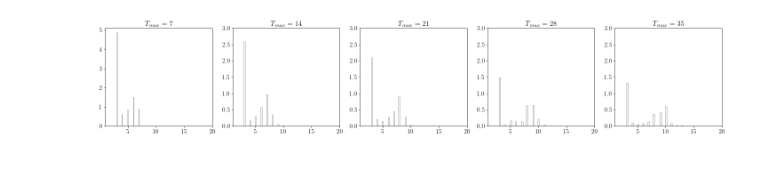
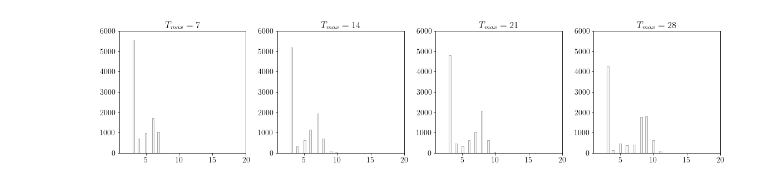
Before and after one commit to ruoxuanxiong/staggered_rollout_design, a Jupyter notebook: code/adaptive_make_figure.ipynb, the cells around one changed output. Cells and saved outputs as stored; diff of their text form; code cells hidden in the pictures.

```diff
--- a/code/adaptive_make_figure.ipynb
+++ b/code/adaptive_make_figure.ipynb
@@ -27,17 +40,17 @@ with open(save_path, 'rb') as handle:
 # %%
 T_col = '${T}_\mathrm{max}$'; val_col = '$(\hat{\\tau}_0 - \\tau_0)^2$'; method_col = '$\mathrm{design}$'
-method_dict = {'bm': '$\mathrm{benchmark}$', 'oracle': '$\mathrm{oracle}$', 'adaptive': '$\mathrm{adaptive}$'}
+method_dict = {'bm': '$\mathrm{benchmark}$', 'oracle': '$\mathrm{oracle}$', 'adaptive': '$\mathrm{adaptive}$', 'var': '$\mathrm{variance \,\,threshold\,\,} 1/c$'}
 out = dict()
 out[val_col] = list(); out[method_col] = list(); out[T_col] = list()
 
 
-T_list = [7,14,21,28,35]
+T_list = [7,14,21,28]
 for T_max in T_list:
     this_out = summary[T_max] * 1e3
     num_mc = this_out.shape[0]
-    out[T_col] = out[T_col] + [T_max] * (num_mc * 3)
-    out[method_col] = out[method_col] + [method_dict['bm']] * num_mc + [method_dict['oracle']] * num_mc + [method_dict['adaptive']] * num_mc
-    out[val_col] = out[val_col] + list(this_out['tau_bm'] ** 2) + list(this_out['tau_oracle'] ** 2) + list(this_out['tau_adaptive'] ** 2)
+    out[T_col] = out[T_col] + [T_max] * (num_mc * 4)
+    out[method_col] = out[method_col] + [method_dict['bm']] * num_mc + [method_dict['oracle']] * num_mc + [method_dict['adaptive']] * num_mc + [method_dict['var']] * num_mc
+    out[val_col] = out[val_col] + list(this_out['tau_bm'] ** 2) + list(this_out['tau_oracle'] ** 2) + list(this_out['tau_adaptive'] ** 2) + [var_thres] * num_mc
 
 out_df = pd.DataFrame(out)
 # %%
@@ -59,18 +72,19 @@ plt.savefig(out_dir+"flu_adaptive_comparison.pdf")
 # %%
 num_Ts = len(T_list)
 fig, axes = plt.subplots(nrows=1,ncols=num_Ts,figsize=(4*num_Ts,4))
 
 for i in range(num_Ts):
     T = T_list[i]
-    axes[i].hist(summary[T]['T_ast'], bins= T_list[-1], color="whitesmoke", edgecolor="darkgrey", density=True)
-#     axes[i].set_title("$T_{max}="+str(T)+": T^{\\ast}$")
+    if i == 0:
+        axes[i].hist(summary[T]['T_ast'], bins= 15, color="whitesmoke", edgecolor="darkgrey", density=False)
+    elif i == 1 or i == 2:
+        axes[i].hist(summary[T]['T_ast'], bins= 25, color="whitesmoke", edgecolor="darkgrey", density=False)
+    else:
+        axes[i].hist(summary[T]['T_ast'], bins= T_list[-1], color="whitesmoke", edgecolor="darkgrey", density=False)
     axes[i].set_title("$T_{max}="+str(T)+"$")
     axes[i].set_xlim([1, 20])
-    if i == 0:
-        axes[i].set_ylim([0, 5.1])
-    else:
-        axes[i].set_ylim([0,3.])
+    axes[i].set_ylim([0, 6001])
 plt.tight_layout()
-# plt.savefig(out_dir+"flu_termination_time.pdf")
+plt.savefig(out_dir+"flu_termination_time.pdf")
 # %% [output]
-[figure, old version]
+[figure, new version]
```
Also changed, not shown: parts of 3 cells of this notebook, 2 other files.
